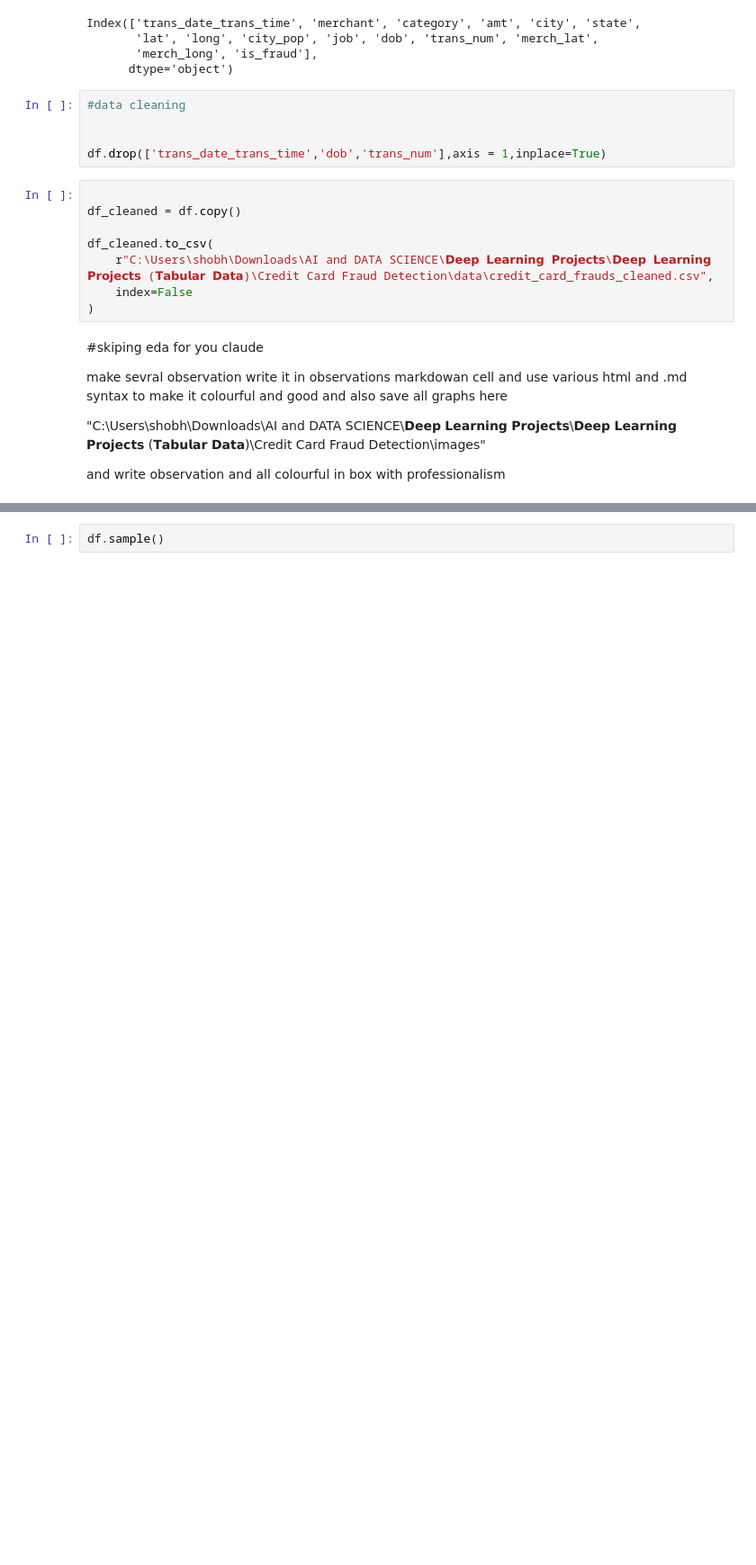
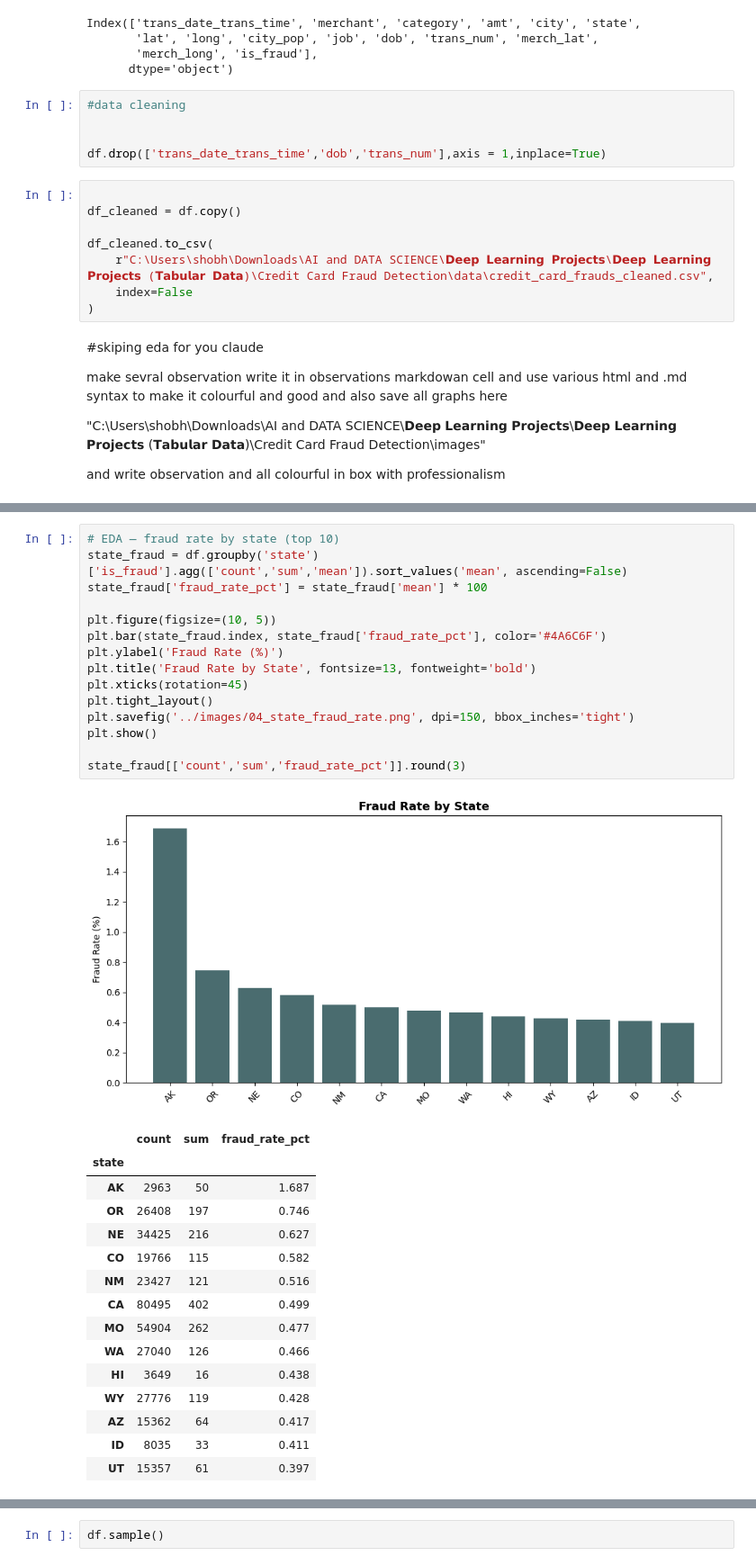
Before and after one commit to Rohit-coder-py/AI-Engineering-Notebooks, a Jupyter notebook: 𝗗𝗲𝗲𝗽 𝗟𝗲𝗮𝗿𝗻𝗶𝗻𝗴 𝗣𝗿𝗼𝗷𝗲𝗰𝘁𝘀/𝗗𝗲𝗲𝗽 𝗟𝗲𝗮𝗿𝗻𝗶𝗻𝗴 𝗣𝗿𝗼𝗷𝗲𝗰𝘁𝘀 (𝗧𝗮𝗯𝘂𝗹𝗮𝗿 𝗗𝗮𝘁𝗮)/Credit Card Fraud Detection/notebooks/Credit Card Fraud Detection.ipynb, the cells around one changed output, grey strips where cells are left out. Shown at 90% size. Cells and saved outputs as stored; diff of their text form; blank space fills up the shorter version.

```diff
--- a/𝗗𝗲𝗲𝗽 𝗟𝗲𝗮𝗿𝗻𝗶𝗻𝗴 𝗣𝗿𝗼𝗷𝗲𝗰𝘁𝘀/𝗗𝗲𝗲𝗽 𝗟𝗲𝗮𝗿𝗻𝗶𝗻𝗴 𝗣𝗿𝗼𝗷𝗲𝗰𝘁𝘀 (𝗧𝗮𝗯𝘂𝗹𝗮𝗿 𝗗𝗮𝘁𝗮)/Credit Card Fraud Detection/notebooks/Credit Card Fraud Detection.ipynb
+++ b/𝗗𝗲𝗲𝗽 𝗟𝗲𝗮𝗿𝗻𝗶𝗻𝗴 𝗣𝗿𝗼𝗷𝗲𝗰𝘁𝘀/𝗗𝗲𝗲𝗽 𝗟𝗲𝗮𝗿𝗻𝗶𝗻𝗴 𝗣𝗿𝗼𝗷𝗲𝗰𝘁𝘀 (𝗧𝗮𝗯𝘂𝗹𝗮𝗿 𝗗𝗮𝘁𝗮)/Credit Card Fraud Detection/notebooks/Credit Card Fraud Detection.ipynb
@@ -185,0 +295,32 @@ and write observation and all colourful in box with professionalism
+# %%
+# EDA — fraud rate by state (top 10)
+state_fraud = df.groupby('state')['is_fraud'].agg(['count','sum','mean']).sort_values('mean', ascending=False)
+state_fraud['fraud_rate_pct'] = state_fraud['mean'] * 100
+
+plt.figure(figsize=(10, 5))
+plt.bar(state_fraud.index, state_fraud['fraud_rate_pct'], color='#4A6C6F')
+plt.ylabel('Fraud Rate (%)')
+plt.title('Fraud Rate by State', fontsize=13, fontweight='bold')
+plt.xticks(rotation=45)
+plt.tight_layout()
+plt.savefig('../images/04_state_fraud_rate.png', dpi=150, bbox_inches='tight')
+plt.show()
+
+state_fraud[['count','sum','fraud_rate_pct']].round(3)
+# %% [output]
+[figure, added]
+|  | count | sum | fraud_rate_pct |
+| state |  |  |  |
+| AK | 2963 | 50 | 1.687 |
+| OR | 26408 | 197 | 0.746 |
+| NE | 34425 | 216 | 0.627 |
+| CO | 19766 | 115 | 0.582 |
+| NM | 23427 | 121 | 0.516 |
+| CA | 80495 | 402 | 0.499 |
+| MO | 54904 | 262 | 0.477 |
+| WA | 27040 | 126 | 0.466 |
+| HI | 3649 | 16 | 0.438 |
+| WY | 27776 | 119 | 0.428 |
+| AZ | 15362 | 64 | 0.417 |
+| ID | 8035 | 33 | 0.411 |
+| UT | 15357 | 61 | 0.397 |
```
Also changed, not shown: parts of 16 cells of this notebook, 32 other files.
